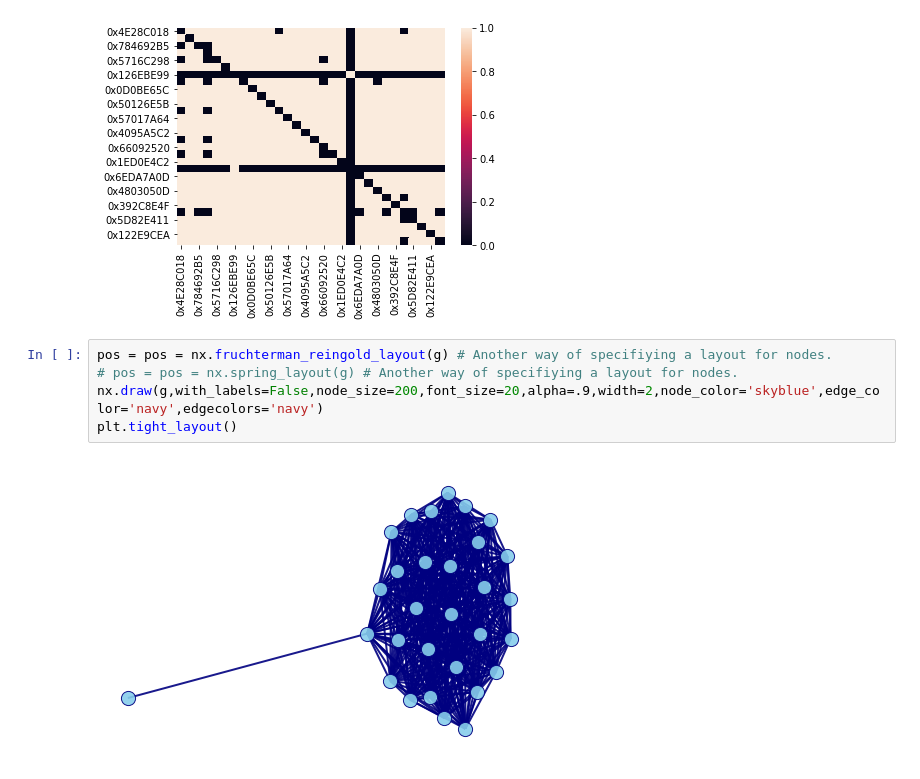
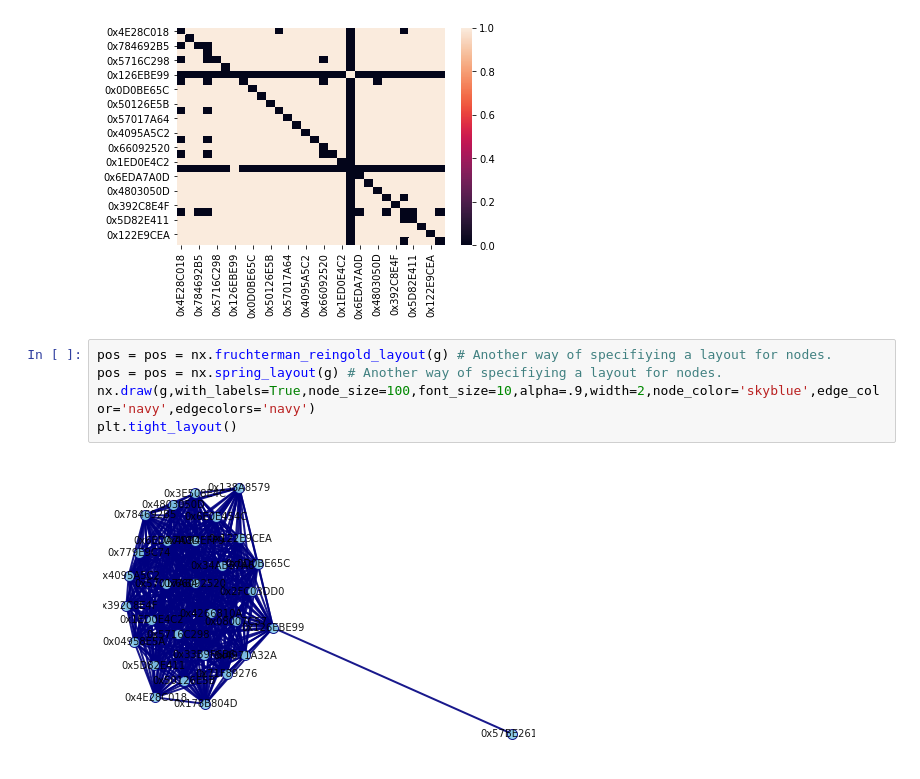
Before and after one commit to ljchang/openbeacon, a Jupyter notebook: notebooks/MIND_Open_Beacon_Preprocessing.ipynb, the cells around one changed output. Drawn from its saved outputs; the diff is of its cells as text.

```diff
--- a/notebooks/MIND_Open_Beacon_Preprocessing.ipynb
+++ b/notebooks/MIND_Open_Beacon_Preprocessing.ipynb
@@ -218,8 +324,8 @@ sns.heatmap(tag_adjacency)
 [figure]
 # %%
 pos = pos = nx.fruchterman_reingold_layout(g) # Another way of specifiying a layout for nodes.
-# pos = pos = nx.spring_layout(g) # Another way of specifiying a layout for nodes.
-nx.draw(g,with_labels=False,node_size=200,font_size=20,alpha=.9,width=2,node_color='skyblue',edge_color='navy',edgecolors='navy')
+pos = pos = nx.spring_layout(g) # Another way of specifiying a layout for nodes.
+nx.draw(g,with_labels=True,node_size=100,font_size=10,alpha=.9,width=2,node_color='skyblue',edge_color='navy',edgecolors='navy')
 plt.tight_layout()
 # %% [output]
-[figure, old version]
+[figure, new version]
```
Also changed, not shown: parts of 35 cells of this notebook.
